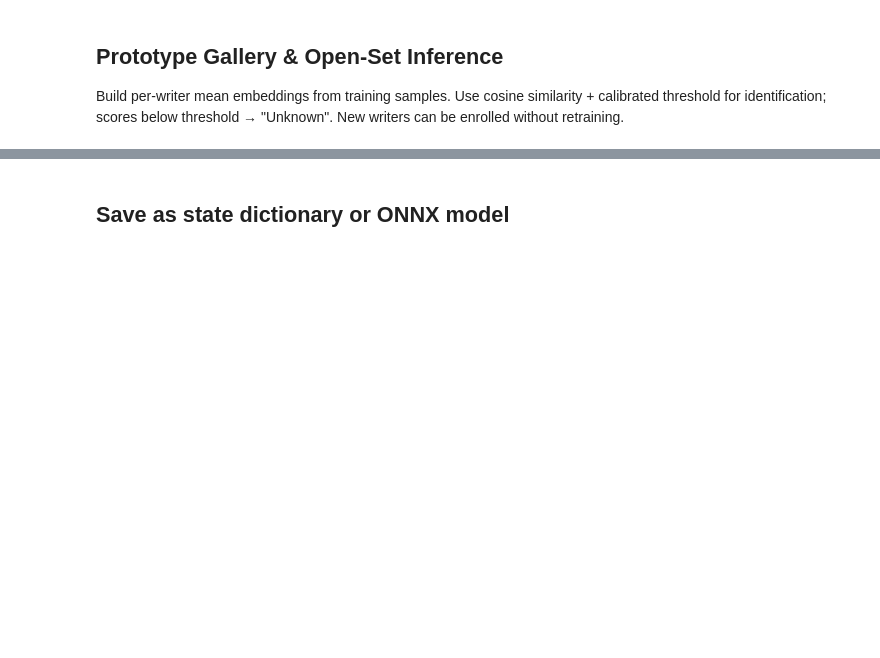
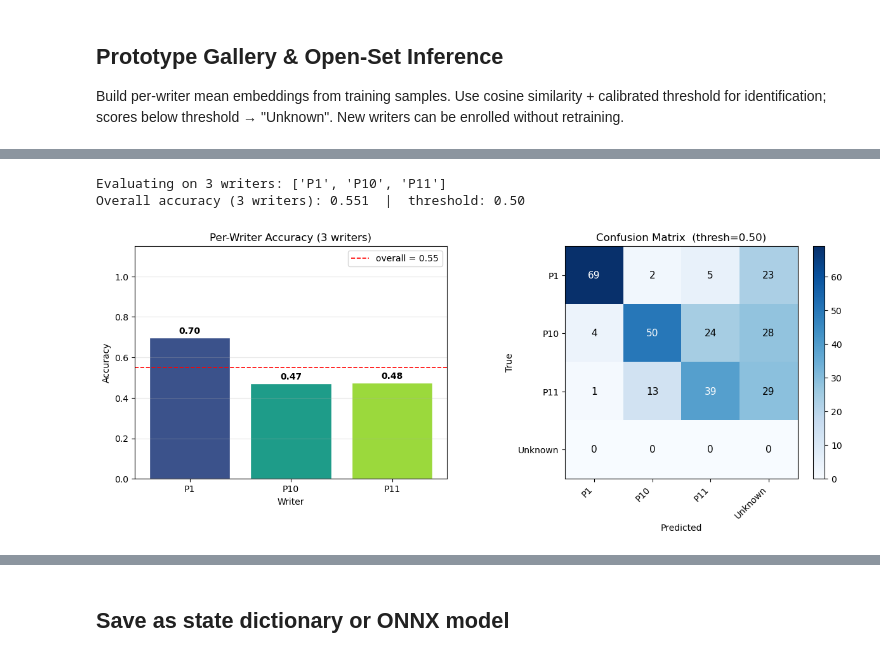
Before and after one commit to aidanaalund/human-signals, a Jupyter notebook: ml/style.ipynb, the cells around one changed output, grey strips where cells are left out. Saved outputs shown, nothing was run; the diff lists cells and outputs as text; code cells hidden in the pictures; blank space fills up the shorter version.

```diff
--- a/ml/style.ipynb
+++ b/ml/style.ipynb
@@ -340,0 +407,79 @@ Best threshold: 0.50  →  val accuracy: 0.992
+# %%
+from collections import defaultdict
+from sklearn.metrics import confusion_matrix
+
+EVAL_WRITERS = 3   # simulate a small-group whiteboard session
+eval_names   = sorted(gallery.keys())[:EVAL_WRITERS]
+eval_gallery = {n: gallery[n] for n in eval_names}   # only these writers enrolled
+eval_ids     = {writer_to_idx[n] for n in eval_names}
+eval_val_idx = [i for i in val_idx if labels_valid[i] in eval_ids]
+
+print(f"Evaluating on {len(eval_names)} writers: {eval_names}")
+
+def predict_eval(sample, threshold):
+    """Predict using only the eval-writer gallery."""
+    x, _ = WriterDataset([sample], [0])[0]
+    with torch.no_grad():
+        emb = encoder(x.unsqueeze(0).to(device)).squeeze(0).cpu()
+    best_name, best_sim = None, -1.0
+    for name, proto in eval_gallery.items():
+        sim = float(torch.dot(emb, proto))
+        if sim > best_sim:
+            best_sim, best_name = sim, name
+    return (best_name if best_sim >= threshold else "Unknown"), best_sim
+
+# --- Collect val-set predictions ---
+per_writer_correct = defaultdict(int)
+per_writer_total   = defaultdict(int)
+y_true_all, y_pred_all = [], []
+
+for i in eval_val_idx:
+    true_name = idx_to_writer[labels_valid[i]]
+    pred_name, _ = predict_eval(samples_valid[i], best_thresh)
+    y_true_all.append(true_name)
+    y_pred_all.append(pred_name)
+    per_writer_total[true_name] += 1
+    if true_name == pred_name:
+        per_writer_correct[true_name] += 1
+
+accs_per = [per_writer_correct[n] / per_writer_total[n] for n in eval_names]
+overall  = sum(t == p for t, p in zip(y_true_all, y_pred_all)) / len(y_true_all)
+print(f"Overall accuracy ({len(eval_names)} writers): {overall:.3f}  |  threshold: {best_thresh:.2f}")
+
+colors = plt.cm.viridis(np.linspace(0.25, 0.85, len(eval_names)))
+fig, axes = plt.subplots(1, 2, figsize=(12, 5))
+
+# --- Per-writer accuracy bar chart ---
+axes[0].bar(eval_names, accs_per, color=colors, edgecolor="white")
+axes[0].set_ylim(0, 1.15)
+axes[0].set_xlabel("Writer"); axes[0].set_ylabel("Accuracy")
+axes[0].set_title(f"Per-Writer Accuracy ({len(eval_names)} writers)")
+for i, v in enumerate(accs_per):
+    axes[0].text(i, v + 0.02, f"{v:.2f}", ha="center", fontsize=10, fontweight="bold")
+axes[0].axhline(overall, color="red", linestyle="--", linewidth=1.2, label=f"overall = {overall:.2f}")
+axes[0].legend(); axes[0].grid(axis="y", alpha=0.3)
+
+# --- Confusion matrix (rows = true, cols = predicted; only eval writers + Unknown) ---
+all_classes = eval_names + (["Unknown"] if "Unknown" in y_pred_all else [])
+cm = confusion_matrix(y_true_all, y_pred_all, labels=all_classes)
+im = axes[1].imshow(cm, cmap="Blues")
+axes[1].set_xticks(range(len(all_classes)))
+axes[1].set_xticklabels(all_classes, rotation=45, ha="right", fontsize=10)
+axes[1].set_yticks(range(len(all_classes)))
+axes[1].set_yticklabels(all_classes, fontsize=10)
+axes[1].set_xlabel("Predicted"); axes[1].set_ylabel("True")
+axes[1].set_title(f"Confusion Matrix  (thresh={best_thresh:.2f})")
+plt.colorbar(im, ax=axes[1], fraction=0.046)
+half = cm.max() / 2
+for r in range(len(all_classes)):
+    for c in range(len(all_classes)):
+        axes[1].text(c, r, str(cm[r, c]), ha="center", va="center", fontsize=11,
+                     color="white" if cm[r, c] > half else "black")
+
+plt.tight_layout()
+plt.savefig("writer_id_eval.png", dpi=120, bbox_inches="tight")
+plt.show()
+# %% [output]
+Evaluating on 3 writers: ['P1', 'P10', 'P11']
+Overall accuracy (3 writers): 0.551  |  threshold: 0.50
+[figure, added]
```
Also changed, not shown: parts of 12 cells of this notebook, 6 other files.
